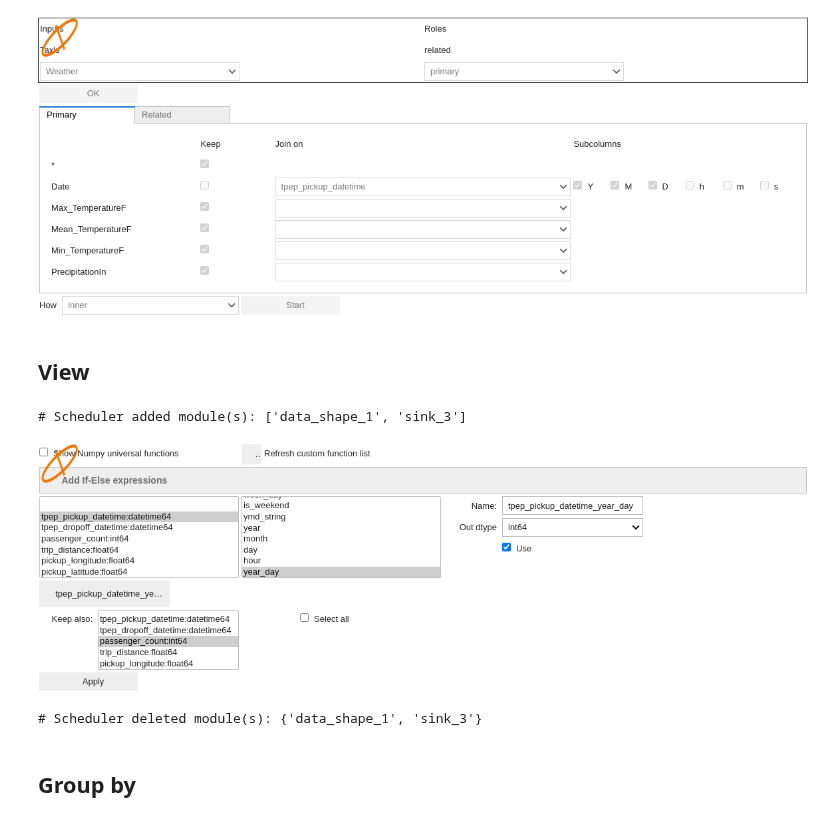
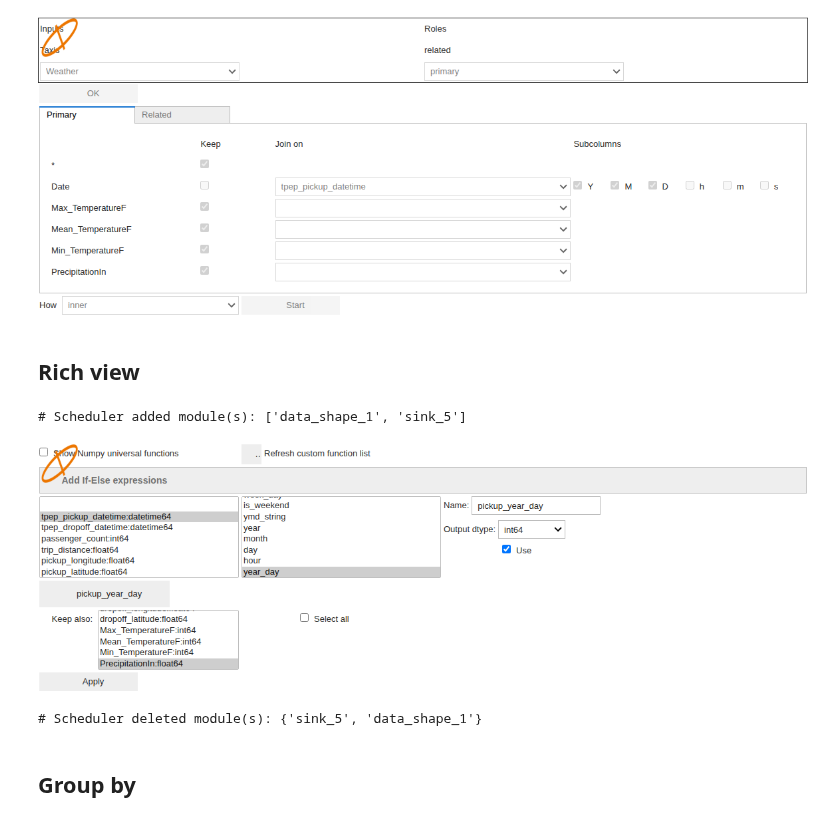
Before and after one commit to progressivis/ipyprogressivis, a Jupyter notebook: notebooks/taxis_precipitations_scatterplot.ipynb, the cells around one changed output. Cells and saved outputs as stored; diff of their text form; code cells hidden in the pictures.

```diff
--- a/notebooks/taxis_precipitations_scatterplot.ipynb
+++ b/notebooks/taxis_precipitations_scatterplot.ipynb
@@ -47,14 +47,14 @@ Constructor.widget('Taxis', 0)
 Constructor.widget('Join', 0)
 # %% [output]
 [figure]
-# %% [markdown]
-## View
+# %% [markdown]
+## Rich view
 # %%
-Constructor.widget('View', 0)
+Constructor.widget('Rich view', 0)
 # %% [output]
-# Scheduler added module(s): ['data_shape_1', 'sink_3']
+# Scheduler added module(s): ['data_shape_1', 'sink_5']
-[figure, old version]
+[figure, new version]
-# Scheduler deleted module(s): {'data_shape_1', 'sink_3'}
+# Scheduler deleted module(s): {'sink_5', 'data_shape_1'}
 # %% [markdown]
 ## Group by
 # %%
```
Also changed, not shown: parts of 8 cells of this notebook, 6 other files.
